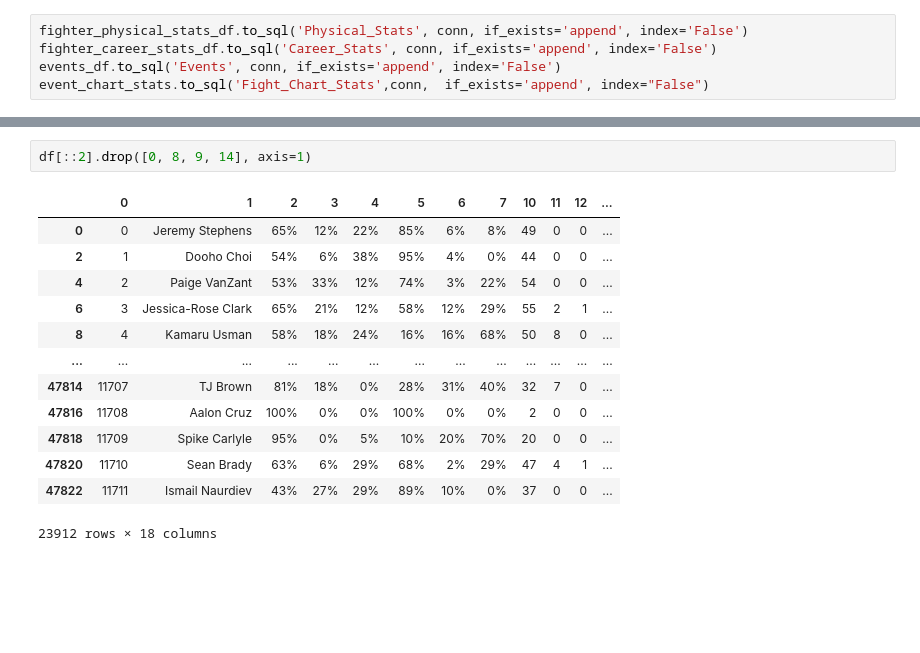
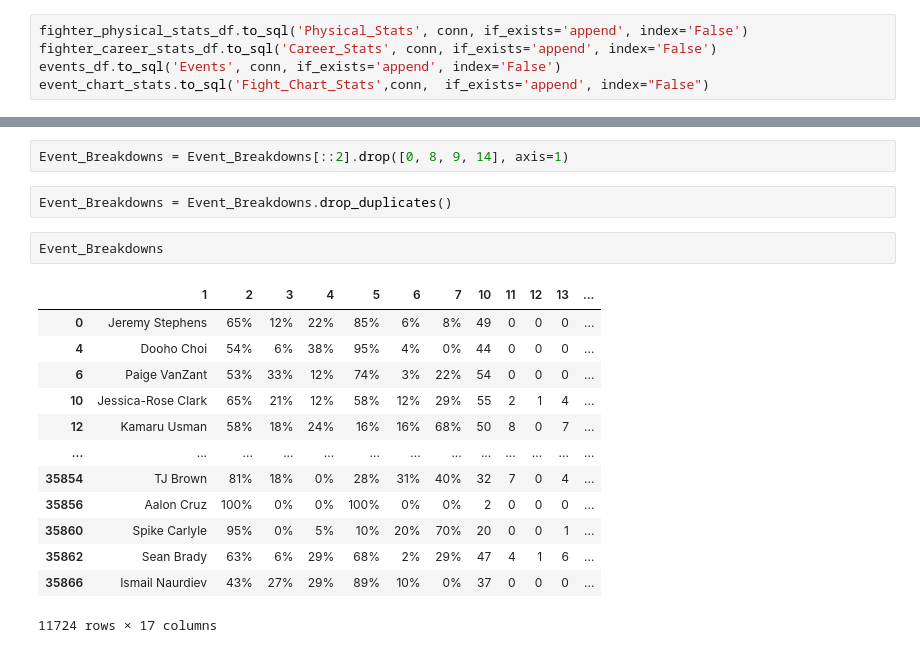
Before and after one commit to Neji128/Creating-a-SQL-Server-via-Web-Scrapping, a Jupyter notebook: data/Database_Generator.ipynb, the cells around one changed output, grey strips where cells are left out. Drawn from its saved outputs; the diff is of its cells as text; blank space fills up the shorter version.

```diff
--- a/data/Database_Generator.ipynb
+++ b/data/Database_Generator.ipynb
@@ -75,16 +97,20 @@ df.head()
 # %%
-df[::2].drop([0, 8, 9, 14], axis=1)
+Event_Breakdowns = Event_Breakdowns[::2].drop([0, 8, 9, 14], axis=1)
-# %% [output]
-|  | 0 | 1 | 2 | 3 | 4 | 5 | 6 | 7 | 10 | 11 | 12 | ... |
-| 0 | 0 | Jeremy Stephens | 65% | 12% | 22% | 85% | 6% | 8% | 49 | 0 | 0 | ... |
-| 2 | 1 | Dooho Choi | 54% | 6% | 38% | 95% | 4% | 0% | 44 | 0 | 0 | ... |
-| 4 | 2 | Paige VanZant | 53% | 33% | 12% | 74% | 3% | 22% | 54 | 0 | 0 | ... |
-| 6 | 3 | Jessica-Rose Clark | 65% | 21% | 12% | 58% | 12% | 29% | 55 | 2 | 1 | ... |
-| 8 | 4 | Kamaru Usman | 58% | 18% | 24% | 16% | 16% | 68% | 50 | 8 | 0 | ... |
-| ... | ... | ... | ... | ... | ... | ... | ... | ... | ... | ... | ... | ... |
-| 47814 | 11707 | TJ Brown | 81% | 18% | 0% | 28% | 31% | 40% | 32 | 7 | 0 | ... |
-| 47816 | 11708 | Aalon Cruz | 100% | 0% | 0% | 100% | 0% | 0% | 2 | 0 | 0 | ... |
-| 47818 | 11709 | Spike Carlyle | 95% | 0% | 5% | 10% | 20% | 70% | 20 | 0 | 0 | ... |
-| 47820 | 11710 | Sean Brady | 63% | 6% | 29% | 68% | 2% | 29% | 47 | 4 | 1 | ... |
-| 47822 | 11711 | Ismail Naurdiev | 43% | 27% | 29% | 89% | 10% | 0% | 37 | 0 | 0 | ... |
-23912 rows × 18 columns
+# %%
+Event_Breakdowns = Event_Breakdowns.drop_duplicates()
+# %%
+Event_Breakdowns
+# %% [output]
+|  | 1 | 2 | 3 | 4 | 5 | 6 | 7 | 10 | 11 | 12 | 13 | ... |
+| 0 | Jeremy Stephens | 65% | 12% | 22% | 85% | 6% | 8% | 49 | 0 | 0 | 0 | ... |
+| 4 | Dooho Choi | 54% | 6% | 38% | 95% | 4% | 0% | 44 | 0 | 0 | 0 | ... |
+| 6 | Paige VanZant | 53% | 33% | 12% | 74% | 3% | 22% | 54 | 0 | 0 | 0 | ... |
+| 10 | Jessica-Rose Clark | 65% | 21% | 12% | 58% | 12% | 29% | 55 | 2 | 1 | 4 | ... |
+| 12 | Kamaru Usman | 58% | 18% | 24% | 16% | 16% | 68% | 50 | 8 | 0 | 7 | ... |
+| ... | ... | ... | ... | ... | ... | ... | ... | ... | ... | ... | ... | ... |
+| 35854 | TJ Brown | 81% | 18% | 0% | 28% | 31% | 40% | 32 | 7 | 0 | 4 | ... |
+| 35856 | Aalon Cruz | 100% | 0% | 0% | 100% | 0% | 0% | 2 | 0 | 0 | 0 | ... |
+| 35860 | Spike Carlyle | 95% | 0% | 5% | 10% | 20% | 70% | 20 | 0 | 0 | 1 | ... |
+| 35862 | Sean Brady | 63% | 6% | 29% | 68% | 2% | 29% | 47 | 4 | 1 | 6 | ... |
+| 35866 | Ismail Naurdiev | 43% | 27% | 29% | 89% | 10% | 0% | 37 | 0 | 0 | 0 | ... |
+11724 rows × 17 columns
```
Also changed, not shown: parts of 9 cells of this notebook, 1 other file.
